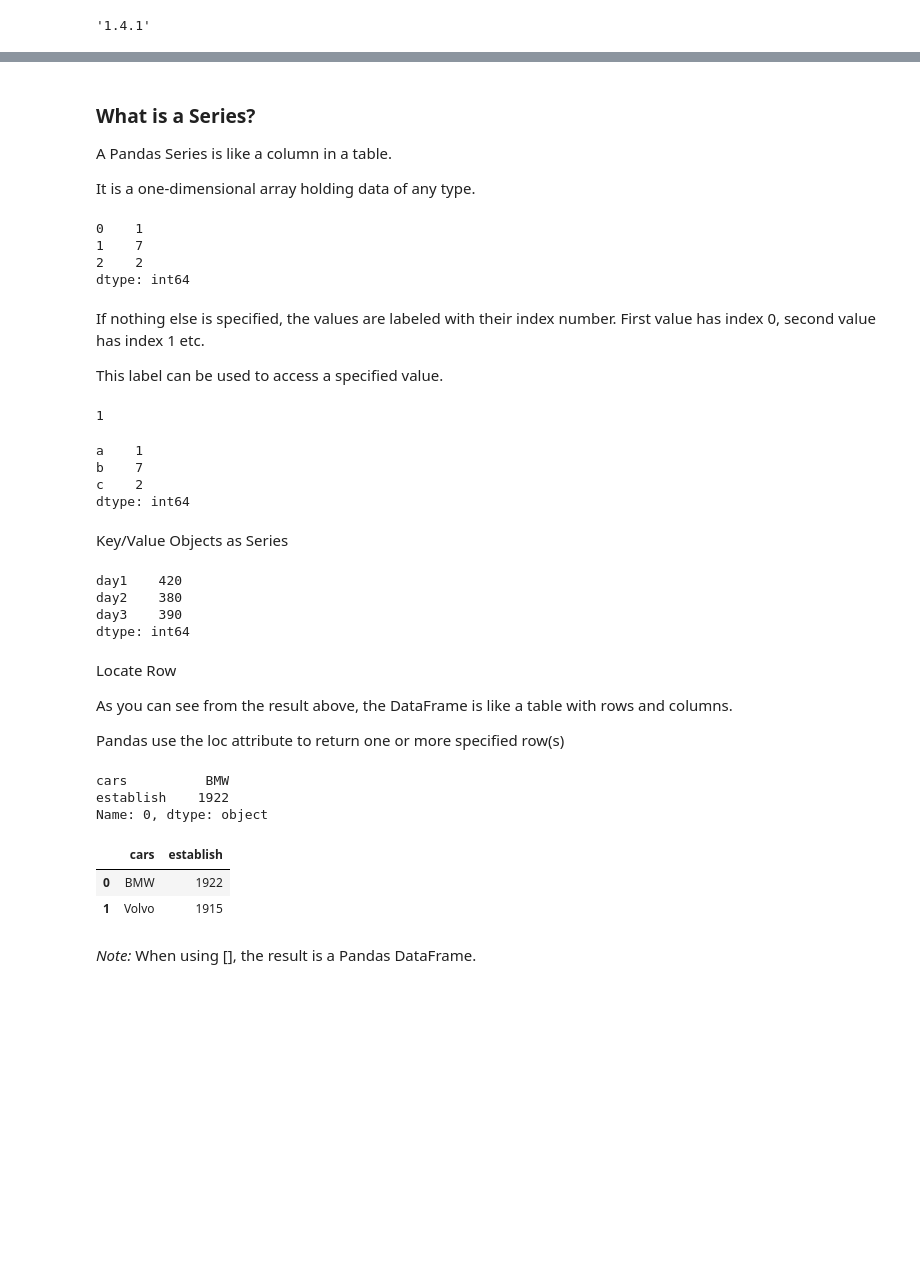
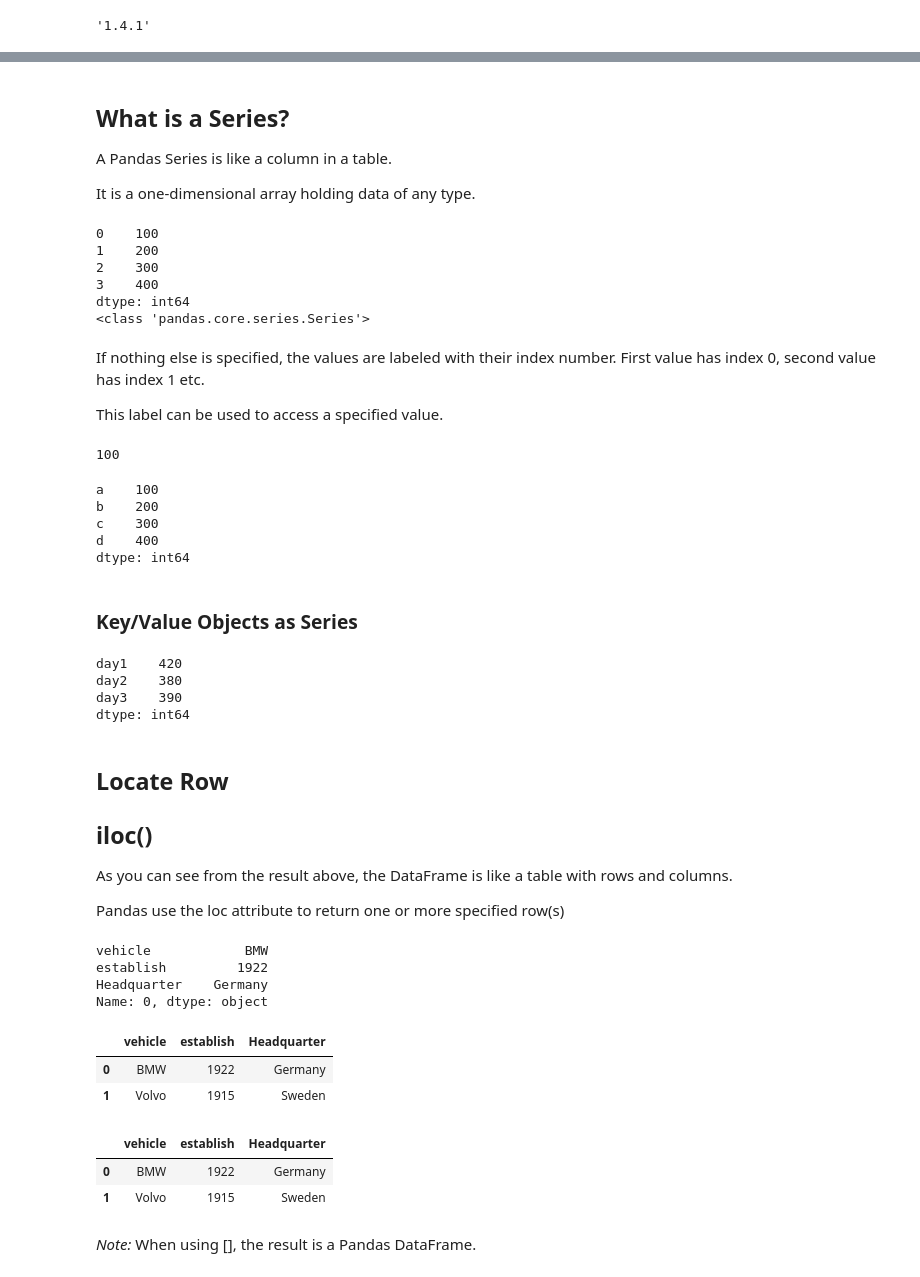
Before and after one commit to guntsvzz/Kiddeelab, a Jupyter notebook: GeneralPython2/Pandas.ipynb, the cells around one changed output, grey strips where cells are left out. Cells and saved outputs as stored; diff of their text form; code cells hidden in the pictures; blank space fills up the shorter version.

```diff
--- a/GeneralPython2/Pandas.ipynb
+++ b/GeneralPython2/Pandas.ipynb
@@ -27,10 +49,12 @@ Series is like a column, a DataFrame is the whole table.
 # %%
 mydataset = {
   'cars': ["BMW", "Volvo", "Ford","Porsche"],
-  'establish': [1922, 1915, 1903,1931]
+  'establish': [1922, 1915, 1903,1931],
+  'Headquarter':['Germany','Sweden','U.S.','Germany']
 }
 
-df = pd.DataFrame(mydataset)
+df_mydataset = pd.DataFrame(mydataset)
 
-print(df)
+print(df_mydataset)
+print(type(df_mydataset))
 # %% [output]
@@ -41,0 +107,3 @@ print(df)
+# %%
+df_mydataset.rename(columns={'cars':'vehicle'},inplace=True)
+df_mydataset
@@ -42,38 +116,43 @@ print(df)
 # %% [markdown]
-### What is a Series?
+## What is a Series?
 A Pandas Series is like a column in a table.
 
 It is a one-dimensional array holding data of any type.
-# %%
-import pandas as pd
-a = [1, 7, 2]
-df = pd.Series(a)
-print(df)
-# %% [output]
-0    1
-1    7
-2    2
-dtype: int64
+# %%
+import pandas as pd
+data = [100, 200, 300, 400]
+# data = [20.3, 3.14, 23.6, 50]
+df_series = pd.Series(data)
+print(df_series)
+print(type(df_series))
+# %% [output]
+0    100
+1    200
+2    300
+3    400
+dtype: int64
+<class 'pandas.core.series.Series'>
 # %% [markdown]
 If nothing else is specified, the values are labeled with their index number. First value has index 0, second value has index 1 etc.
 
 This label can be used to access a specified value.
 # %%
-print(df[0])
+print(df_series[0])
 # %% [output]
-1
+100
 # %%
 import pandas as pd
-a = [1, 7, 2]
-df = pd.Series(a,index=['a','b','c'])
-print(df)
+data = [100, 200, 300, 400]
+df_series = pd.Series(data,index=['a','b','c','d'])
+print(df_series)
 # %% [output]
-a    1
-b    7
-c    2
+a    100
+b    200
+c    300
+d    400
 dtype: int64
 # %% [markdown]
-Key/Value Objects as Series
+### Key/Value Objects as Series
 # %%
 import pandas as pd
 
@@ -88,23 +165,31 @@ day2    380
 day3    390
 dtype: int64
 # %% [markdown]
-Locate Row
+## Locate Row
+## iloc()
 
 As you can see from the result above, the DataFrame is like a table with rows and columns.
 
 Pandas use the loc attribute to return one or more specified row(s)
 # %%
-df.iloc[0]
+df_mydataset.iloc[0] #Index
 # %% [output]
-cars          BMW
-establish    1922
+vehicle            BMW
+establish         1922
+Headquarter    Germany
 Name: 0, dtype: object
 # %%
-df.loc[[0, 1]]
+df_mydataset.loc[0:1] #Slicing
 # %% [output]
-|  | cars | establish |
-| 0 | BMW | 1922 |
-| 1 | Volvo | 1915 |
+|  | vehicle | establish | Headquarter |
+| 0 | BMW | 1922 | Germany |
+| 1 | Volvo | 1915 | Sweden |
+# %%
+df_mydataset.loc[[0, 1]] #Fancy Indexing
+# %% [output]
+|  | vehicle | establish | Headquarter |
+| 0 | BMW | 1922 | Germany |
+| 1 | Volvo | 1915 | Sweden |
 # %% [markdown]
 *Note:* When using [], the result is a Pandas DataFrame.
 # %%
```
Also changed, not shown: parts of 27 cells of this notebook, 3 other files.
